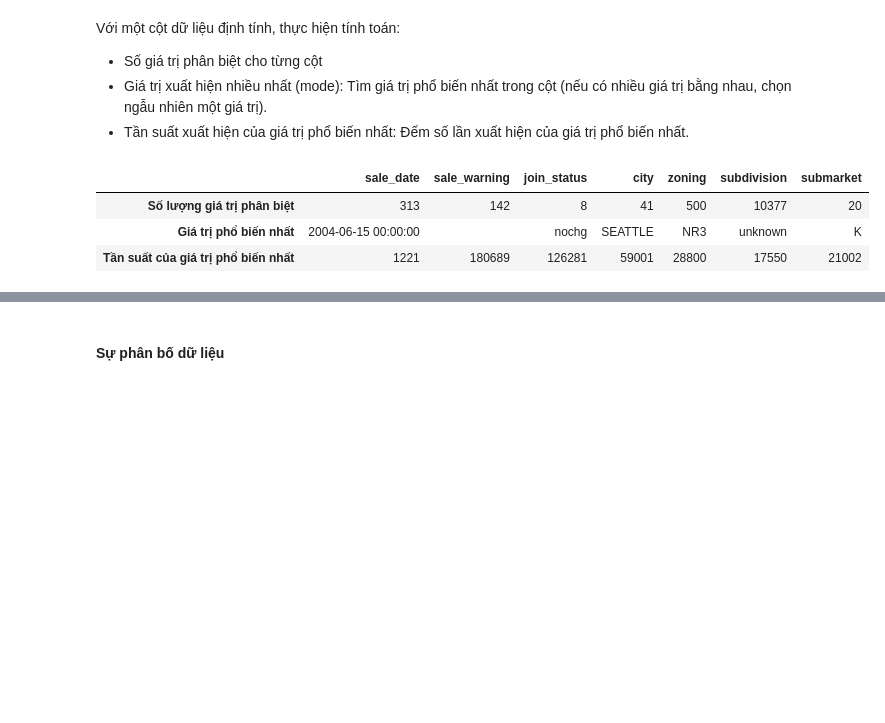
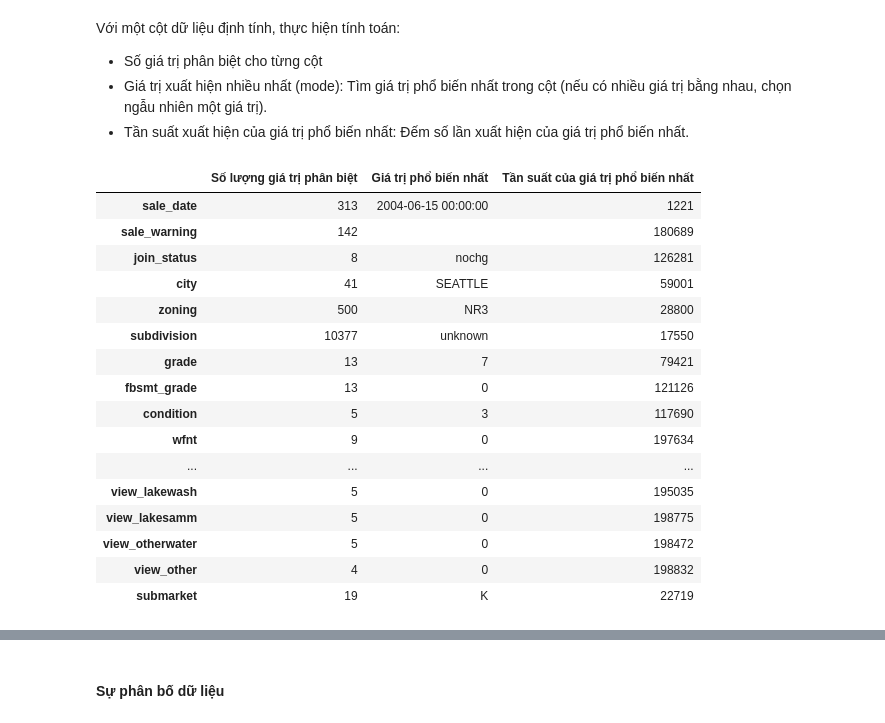
Before and after one commit to uyen312/Project_PTDLTM, a Jupyter notebook: Source/EDA & Data Preprocessing.ipynb, the cells around one changed output, grey strips where cells are left out. Saved outputs shown, nothing was run; the diff lists cells and outputs as text; code cells hidden in the pictures; blank space fills up the shorter version.

```diff
--- a/Source/EDA & Data Preprocessing.ipynb
+++ b/Source/EDA & Data Preprocessing.ipynb
@@ -87,3 +135,5 @@ Mỗi cột có ý nghĩa sau:
+# %%
+df.drop(columns=['id'], inplace=True)
 # %% [markdown]
 #### Kiểm tra kiểu dữ liệu của mỗi cột
 Kiểu dữ liệu hiện tại của các cột
@@ -113,0 +166,5 @@ df['sale_date'] = pd.to_datetime(df['sale_date'], errors='coerce')
+# %%
+cols_to_convert = ['grade', 'fbsmt_grade', 'condition', 'wfnt','golf', 'greenbelt', 'noise_traffic', 'view_rainier', 'view_olympics',
+                   'view_cascades', 'view_territorial', 'view_skyline', 'view_sound', 'view_lakewash', 'view_lakesamm',
+                   'view_otherwater', 'view_other', 'city', 'submarket']
+df[cols_to_convert] = df[cols_to_convert].astype('category')
@@ -140,3 +247,5 @@ view_other
+# %%
+df = df[df['sqft'] > 0]
 # %% [markdown]
 ##### Tính toán các giá trị thống kê và xử lý giá trị thiếu
 # %% [markdown]
@@ -382,7 +531,9 @@ Tuy tỷ lệ thiếu không quá cao (8.8% và 0.9%), việc loại bỏ các d
 - Tránh gây sai lệch phân phối hoặc mất mát dữ liệu không cần thiết.
 # %%
 df['subdivision'] = df['subdivision'].fillna('unknown')
-df['submarket'] = df['submarket'].fillna('unknown')
+
+mode_submarket = df['submarket'].mode()[0]
+df['submarket'] = df['submarket'].fillna(mode_submarket)
 # %% [markdown]
 #### Số giá trị phân biệt của mỗi cột
 # %% [markdown]
@@ -393,26 +544,40 @@ Với một cột dữ liệu định tính, thực hiện tính toán:
 # %%
 # Hàm tính giá trị phổ biến nhất (mode) và tần suất của nó
 def mode_value(series):
     if series.mode().empty:
         return None  # Nếu không có mode
     return series.mode()[0]
 
 def mode_frequency(series):
     if series.mode().empty:
         return 0  # Nếu không có mode
     return (series == series.mode()[0]).sum()
 
 # Tạo DataFrame thống kê
 categorical_info_df = pd.DataFrame({
     "Số lượng giá trị phân biệt": df[categorical_cols].nunique(),
     "Giá trị phổ biến nhất": df[categorical_cols].apply(mode_value),
     "Tần suất của giá trị phổ biến nhất": df[categorical_cols].apply(mode_frequency)
 }).T
 
 # In kết quả
-categorical_info_df
+categorical_info_df_T = categorical_info_df.T  # Đảo chiều
+categorical_info_df_T
 # %% [output]
-|  | sale_date | sale_warning | join_status | city | zoning | subdivision | submarket |
-| Số lượng giá trị phân biệt | 313 | 142 | 8 | 41 | 500 | 10377 | 20 |
-| Giá trị phổ biến nhất | 2004-06-15 00:00:00 |  | nochg | SEATTLE | NR3 | unknown | K |
-| Tần suất của giá trị phổ biến nhất | 1221 | 180689 | 126281 | 59001 | 28800 | 17550 | 21002 |
+|  | Số lượng giá trị phân biệt | Giá trị phổ biến nhất | Tần suất của giá trị phổ biến nhất |
+| sale_date | 313 | 2004-06-15 00:00:00 | 1221 |
+| sale_warning | 142 |  | 180689 |
+| join_status | 8 | nochg | 126281 |
+| city | 41 | SEATTLE | 59001 |
+| zoning | 500 | NR3 | 28800 |
+| subdivision | 10377 | unknown | 17550 |
+| grade | 13 | 7 | 79421 |
+| fbsmt_grade | 13 | 0 | 121126 |
+| condition | 5 | 3 | 117690 |
+| wfnt | 9 | 0 | 197634 |
+| ... | ... | ... | ... |
+| view_lakewash | 5 | 0 | 195035 |
+| view_lakesamm | 5 | 0 | 198775 |
+| view_otherwater | 5 | 0 | 198472 |
+| view_other | 4 | 0 | 198832 |
+| submarket | 19 | K | 22719 |
```
Also changed, not shown: parts of 35 cells of this notebook.
